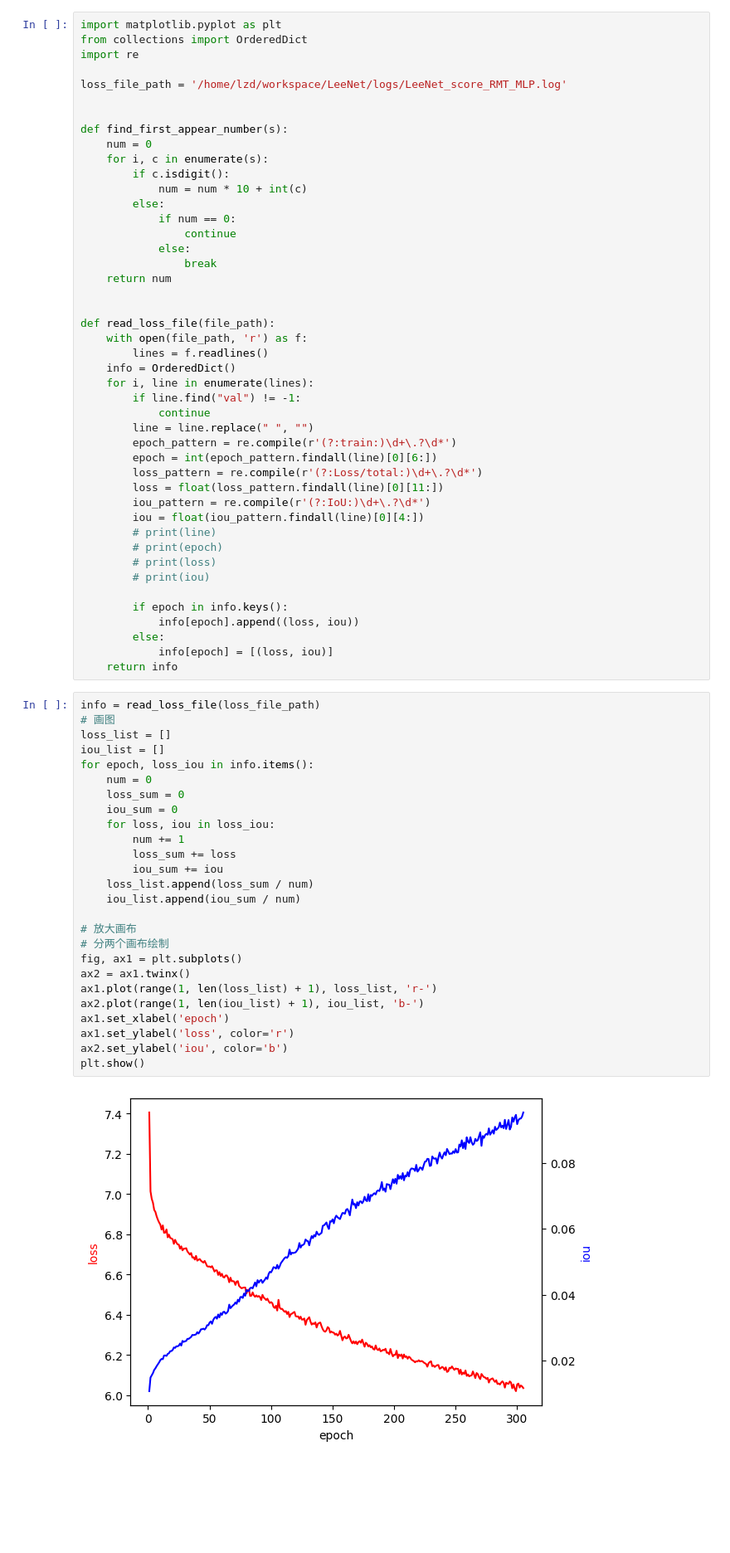
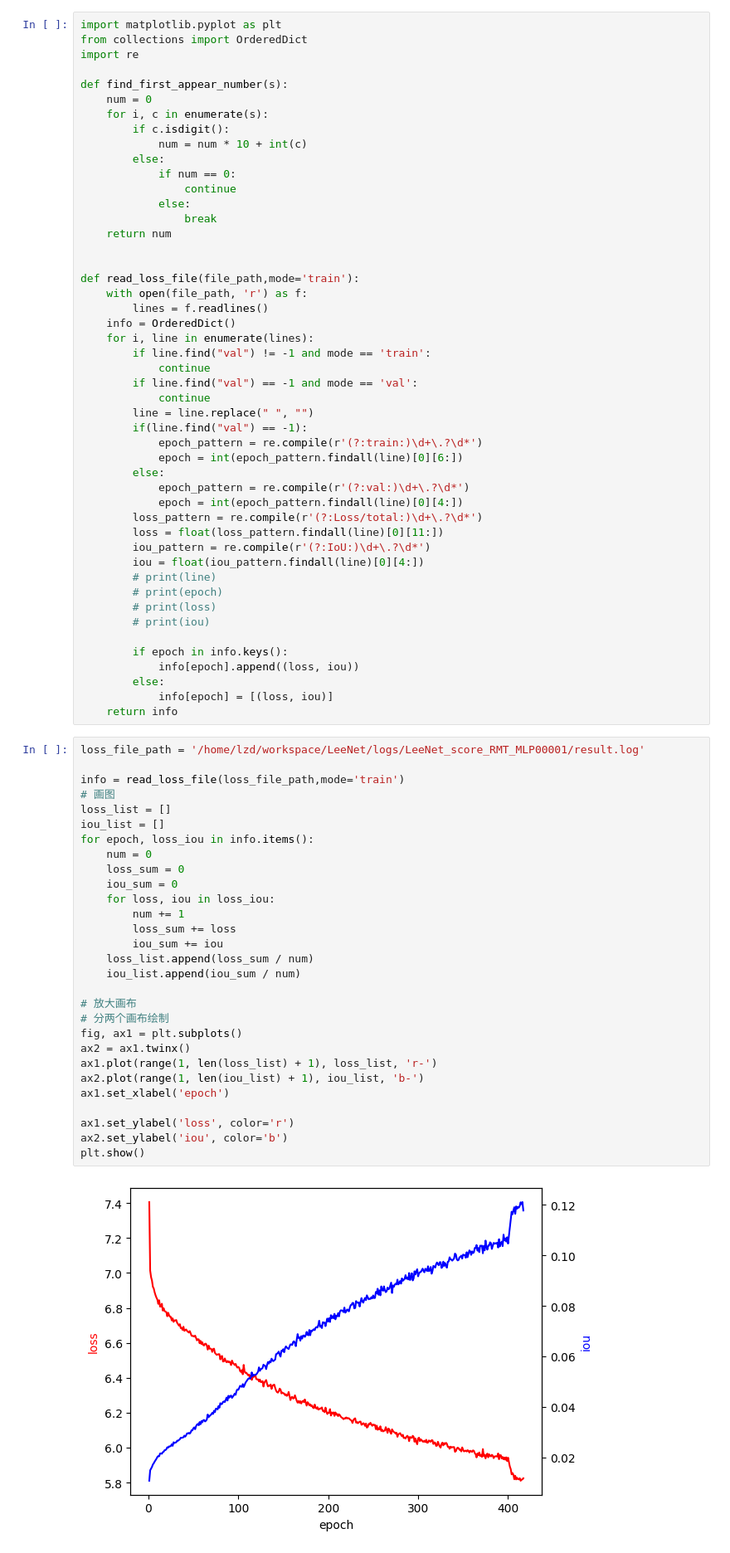
Before and after one commit to Leezed525/pytorch_cv_base, a Jupyter notebook: visualization/loss_visualization.ipynb, the cells around one changed output. Shown at 83% size. Drawn from its saved outputs; the diff is of its cells as text; blank space fills up the shorter version.

```diff
--- a/visualization/loss_visualization.ipynb
+++ b/visualization/loss_visualization.ipynb
@@ -2,9 +2,6 @@
 import matplotlib.pyplot as plt
 from collections import OrderedDict
 import re
-
-loss_file_path = '/home/lzd/workspace/LeeNet/logs/LeeNet_score_RMT_MLP.log'
-
 
 def find_first_appear_number(s):
     num = 0
@@ -19,16 +16,22 @@ def find_first_appear_number(s):
     return num
 
 
-def read_loss_file(file_path):
+def read_loss_file(file_path,mode='train'):
     with open(file_path, 'r') as f:
         lines = f.readlines()
     info = OrderedDict()
     for i, line in enumerate(lines):
-        if line.find("val") != -1:
+        if line.find("val") != -1 and mode == 'train':
+            continue
+        if line.find("val") == -1 and mode == 'val':
             continue
         line = line.replace(" ", "")
-        epoch_pattern = re.compile(r'(?:train:)\d+\.?\d*')
-        epoch = int(epoch_pattern.findall(line)[0][6:])
+        if(line.find("val") == -1):
+            epoch_pattern = re.compile(r'(?:train:)\d+\.?\d*')
+            epoch = int(epoch_pattern.findall(line)[0][6:])
+        else:
+            epoch_pattern = re.compile(r'(?:val:)\d+\.?\d*')
+            epoch = int(epoch_pattern.findall(line)[0][4:])
         loss_pattern = re.compile(r'(?:Loss/total:)\d+\.?\d*')
         loss = float(loss_pattern.findall(line)[0][11:])
         iou_pattern = re.compile(r'(?:IoU:)\d+\.?\d*')
@@ -44,30 +47,33 @@ def read_loss_file(file_path):
             info[epoch] = [(loss, iou)]
     return info
 # %%
-info = read_loss_file(loss_file_path)
+loss_file_path = '/home/lzd/workspace/LeeNet/logs/LeeNet_score_RMT_MLP00001/result.log'
+
+info = read_loss_file(loss_file_path,mode='train')
 # 画图
 loss_list = []
 iou_list = []
 for epoch, loss_iou in info.items():
     num = 0
     loss_sum = 0
     iou_sum = 0
     for loss, iou in loss_iou:
         num += 1
         loss_sum += loss
         iou_sum += iou
     loss_list.append(loss_sum / num)
     iou_list.append(iou_sum / num)
 
 # 放大画布
 # 分两个画布绘制
 fig, ax1 = plt.subplots()
 ax2 = ax1.twinx()
 ax1.plot(range(1, len(loss_list) + 1), loss_list, 'r-')
 ax2.plot(range(1, len(iou_list) + 1), iou_list, 'b-')
 ax1.set_xlabel('epoch')
+
 ax1.set_ylabel('loss', color='r')
 ax2.set_ylabel('iou', color='b')
 plt.show()
 # %% [output]
-[figure, old version]
+[figure, new version]
```
Also changed, not shown: 8 other files.
